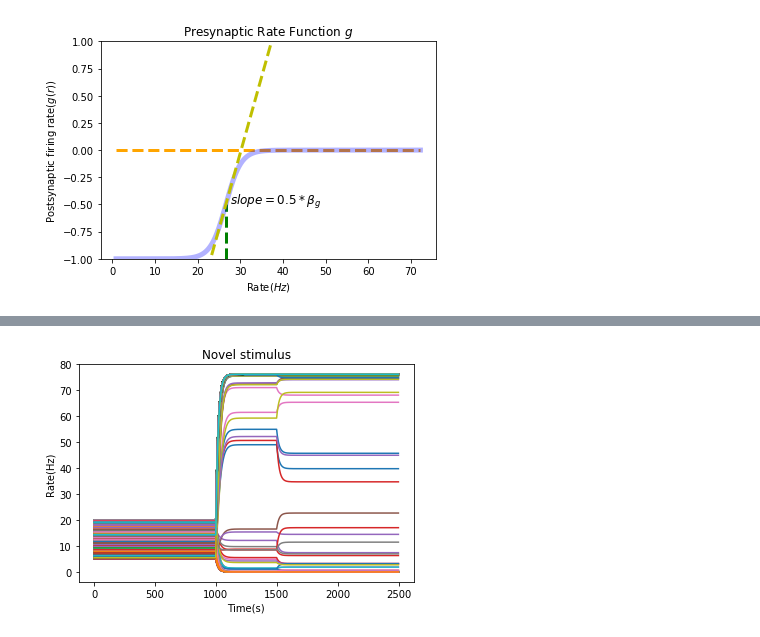
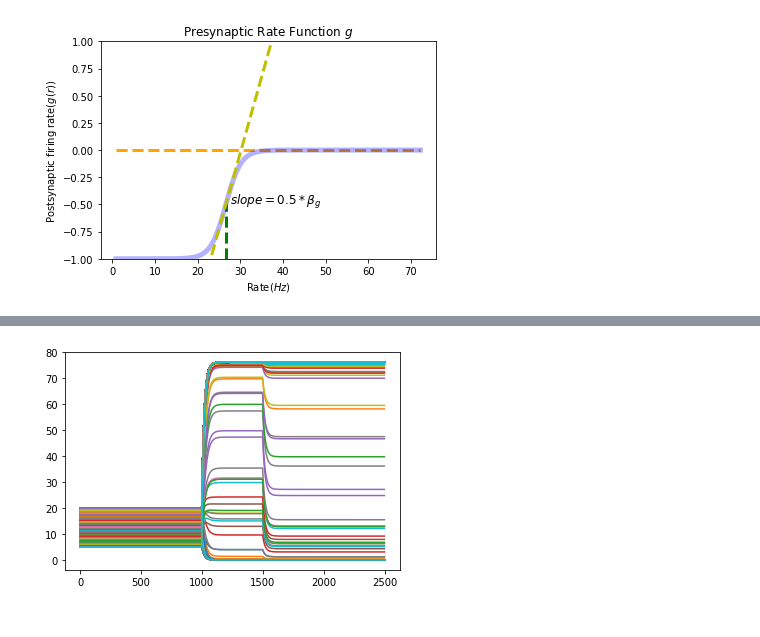
Before and after one commit to xmxhuihui/Final-Project, a Jupyter notebook: Attractor Network Model.ipynb, the cells around one changed output, grey strips where cells are left out. Saved outputs shown, nothing was run; the diff lists cells and outputs as text; code cells hidden in the pictures.

Commit message:
Simplified and better result on firing rate

```diff
--- a/Attractor Network Model.ipynb
+++ b/Attractor Network Model.ipynb
@@ -194,37 +178,33 @@ Time:2499
 # %%
 #Familiar Stimulus
 I=I0*xi_pattern[0]
 for t in range(0,t_pre):
     r[:,t]=r0
 for t in range(t_pre,t_delay):
-    for i in range(N):
+    #for i in range(N):
         #xi=0
         #for j in range(N):
         #    if j!=i:
         #        xi=xi+J[i,j]*r[j,t-1]
-        xi=np.dot(J[i],r[:,t-1])-J[i,i]*r[i,t-1]
-        r[i,t]=r[i,t-1]+(-r[i,t-1]+phi(I[i]+xi))/tau*dt
-    print("Time:"+str(t))
+        #xi=np.dot(J[i],r[:,t-1])-J[i,i]*r[i,t-1]
+        #r[i,t]=r[i,t-1]+(-r[i,t-1]+phi(I[i]+xi))/tau*dt
+        #print("Time:"+str(t))
+    xi=np.dot(J,r[:,t-1])
+    r[:,t]=r[:,t-1]+(-r[:,t-1]+phi(I+xi))/tau*dt #equation 1
 for t in range(t_delay,t_max):
-    for i in range(N):
+    #for i in range(N):
         #xi=0
         #for j in range(N):
         #    if j!=i:
         #        xi=xi+J[i,j]*r[j,t-1]
-        xi=np.dot(J[i],r[:,t-1])-J[i,i]*r[i,t-1]
-        r[i,t]=r[i,t-1]+(-r[i,t-1]+phi(xi))/tau*dt
-    print("Time:"+str(t))
+        #xi=np.dot(J[i],r[:,t-1])-J[i,i]*r[i,t-1]
+        #r[i,t]=r[i,t-1]+(-r[i,t-1]+phi(xi))/tau*dt
+    #print("Time:"+str(t))
+    xi=np.dot(J,r[:,t-1])
+    r[:,t]=r[:,t-1]+(-r[:,t-1]+phi(xi))/tau*dt #equation 1
 plt.figure()
-for i in range(14):
+for i in range(N):
     plt.plot(range(t_max),r[i])
 plt.savefig('Figures/familiar_stimulus.png')
+# %% [output]
+[figure, added]
-# %%
-plt.figure()
-plt.title('Novel stimulus')
-plt.xlabel('Time(s)')
-plt.ylabel('Rate(Hz)')
-for i in range(5000):
-    plt.plot(range(t_max),r[i])
-plt.savefig('novel_stimulus2')
-# %% [output]
-[figure, removed]
```
Also changed, not shown: parts of 4 cells of this notebook, 3 other files.
